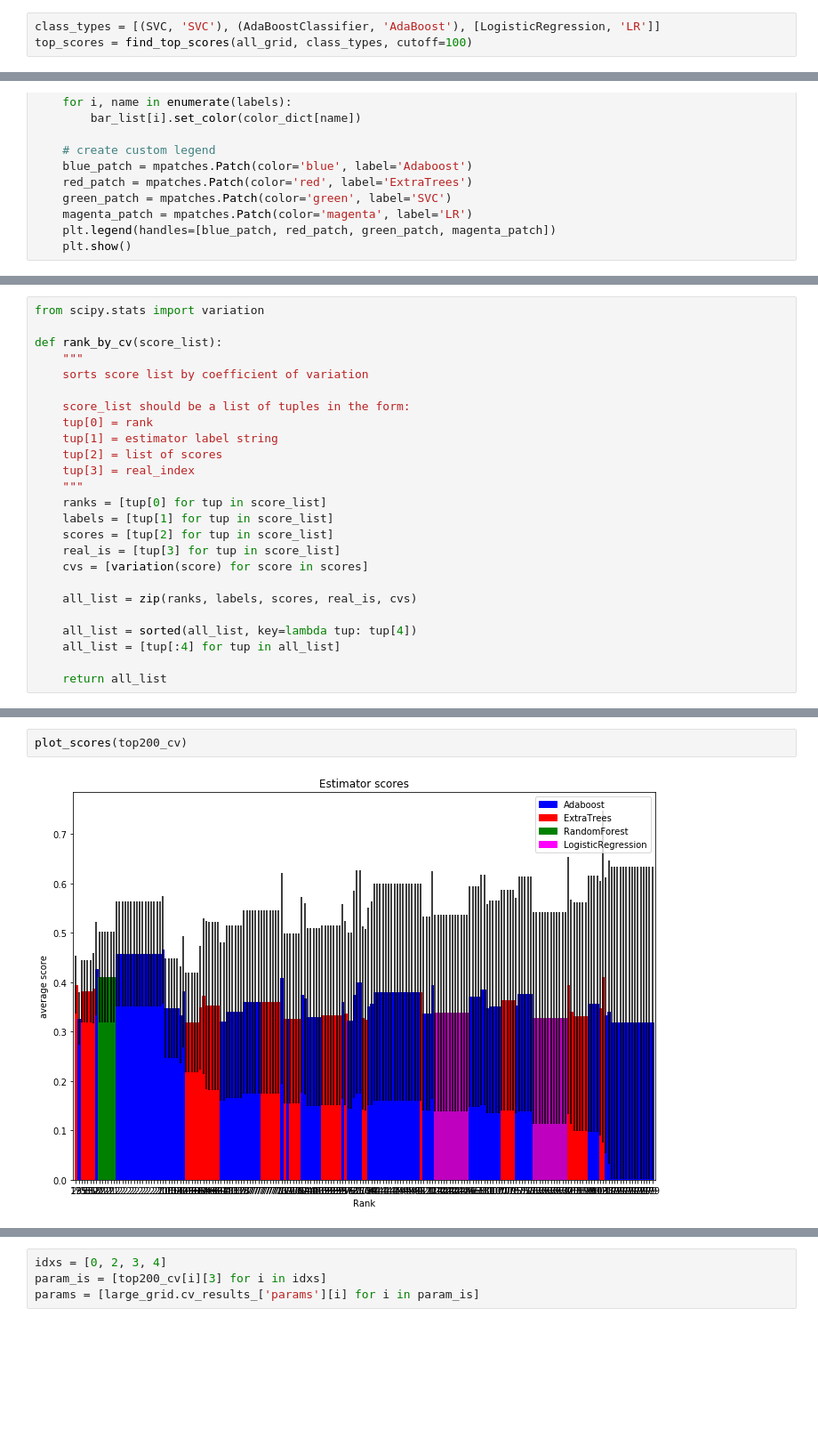
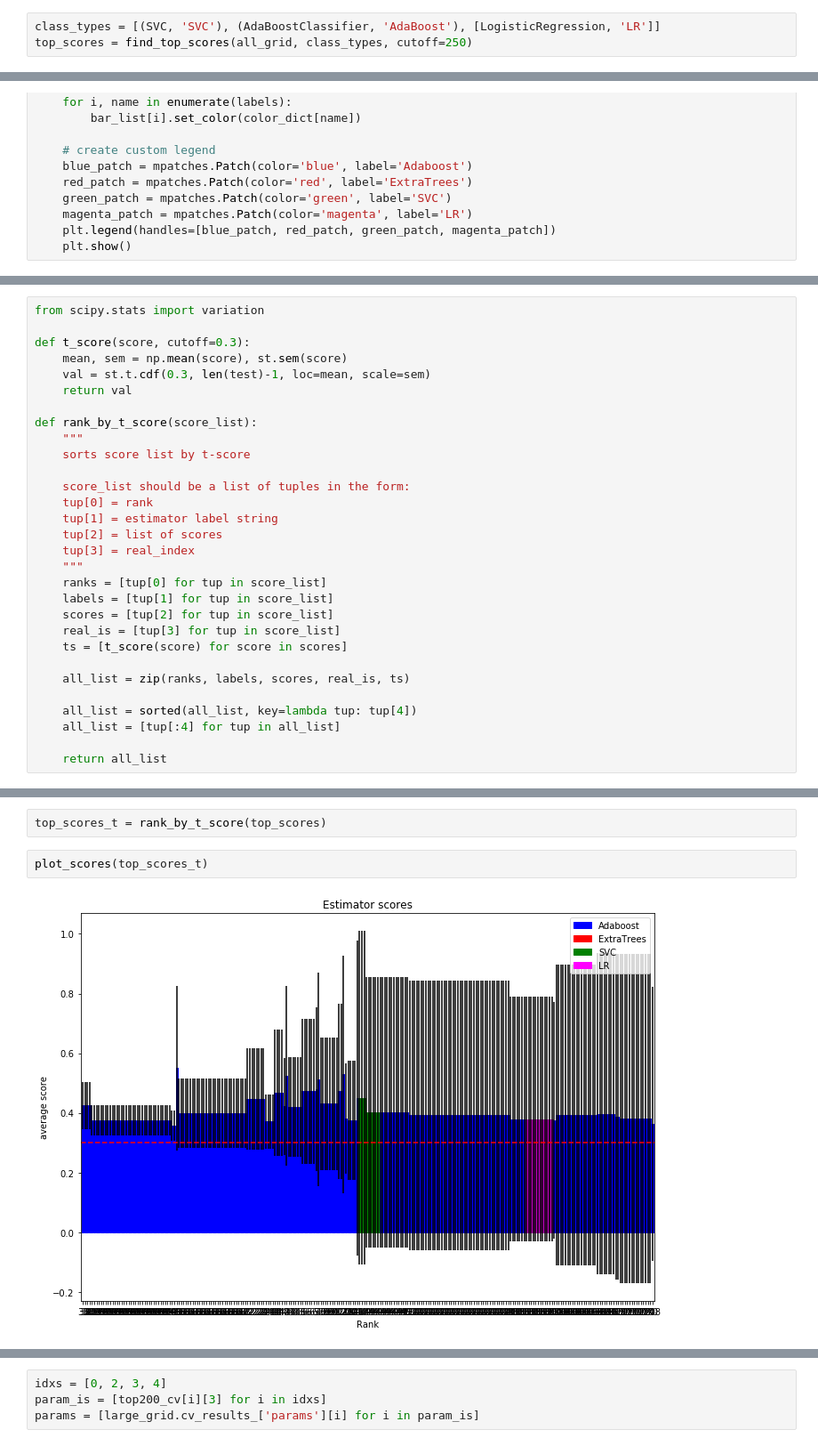
Before and after one commit to trnoriega/enron-data-classifier, a Jupyter notebook: parameter_optimization.ipynb, the cells around one changed output, grey strips where cells are left out. Shown at 89% size. Saved outputs shown, nothing was run; the diff lists cells and outputs as text; blank space fills up the shorter version.

Commit message:
Working sort by t-score

```diff
--- a/parameter_optimization.ipynb
+++ b/parameter_optimization.ipynb
@@ -297,4 +297,4 @@ def find_top_scores(grid, class_types, cutoff=5, cv=4, verbose=False):
     return names_scores
 # %%
 class_types = [(SVC, 'SVC'), (AdaBoostClassifier, 'AdaBoost'), [LogisticRegression, 'LR']]
-top_scores = find_top_scores(all_grid, class_types, cutoff=100)
+top_scores = find_top_scores(all_grid, class_types, cutoff=250)
@@ -371,9 +351,14 @@ plot_scores(top_scores)
 # %%
 from scipy.stats import variation
 
-def rank_by_cv(score_list):
+def t_score(score, cutoff=0.3):
+    mean, sem = np.mean(score), st.sem(score)
+    val = st.t.cdf(0.3, len(test)-1, loc=mean, scale=sem)
+    return val
+
+def rank_by_t_score(score_list):
     """
-    sorts score list by coefficient of variation
+    sorts score list by t-score
 
     score_list should be a list of tuples in the form:
     tup[0] = rank
@@ -385,9 +370,9 @@ def rank_by_cv(score_list):
     labels = [tup[1] for tup in score_list]
     scores = [tup[2] for tup in score_list]
     real_is = [tup[3] for tup in score_list]
-    cvs = [variation(score) for score in scores]
+    ts = [t_score(score) for score in scores]
 
-    all_list = zip(ranks, labels, scores, real_is, cvs)
+    all_list = zip(ranks, labels, scores, real_is, ts)
 
     all_list = sorted(all_list, key=lambda tup: tup[4])
     all_list = [tup[:4] for tup in all_list]
@@ -409,4 +381,6 @@ top200_cv = rank_by_cv(top200)
+# %%
+top_scores_t = rank_by_t_score(top_scores)
 # %%
-plot_scores(top200_cv)
+plot_scores(top_scores_t)
 # %% [output]
-[figure, old version]
+[figure, new version]
```
Also changed, not shown: parts of 5 cells of this notebook.
